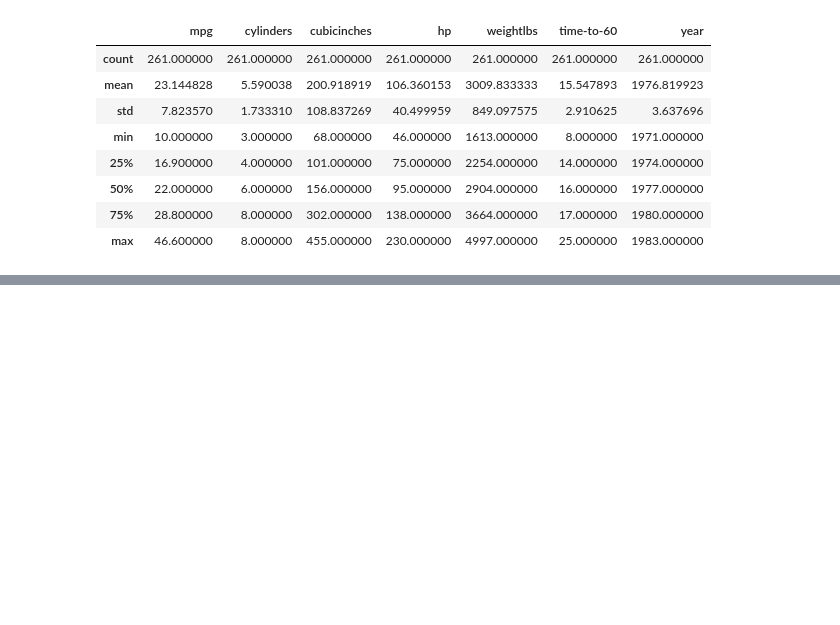
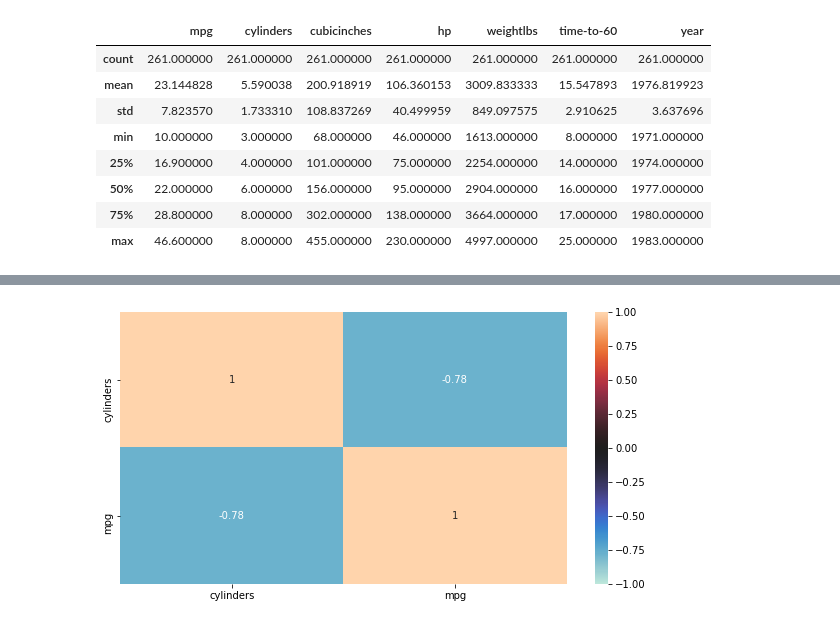
Before and after one commit to Aguiaia/igti_Machine_Learning, a Jupyter notebook: 6 - Desafio final/desafio.ipynb, the cells around one changed output, grey strips where cells are left out. Drawn from its saved outputs; the diff is of its cells as text; code cells hidden in the pictures; blank space fills up the shorter version.

```diff
--- a/6 - Desafio final/desafio.ipynb
+++ b/6 - Desafio final/desafio.ipynb
@@ -122,0 +127,8 @@ cars. describe()
+# %%
+import seaborn as sn
+plt.figure(figsize=(10, 5))
+matriz_de_correlação = cars[['cylinders', 'mpg']].corr()
+sn.heatmap(matriz_de_correlação, annot=True,vmin=-1, vmax=1,center= 0)
+plt.show()
+# %% [output]
+[figure, added]
```
Also changed, not shown: parts of 37 cells of this notebook.
